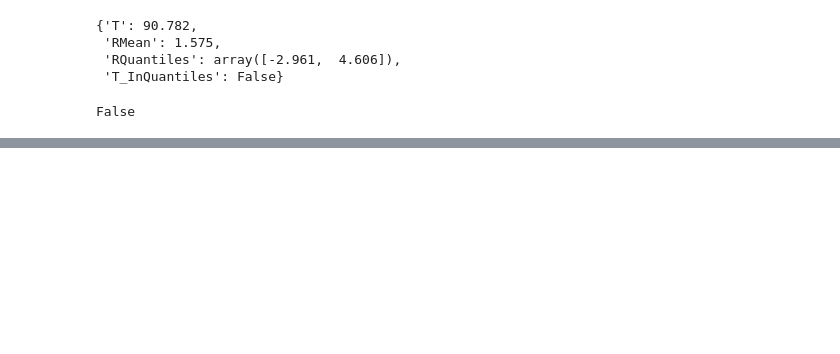
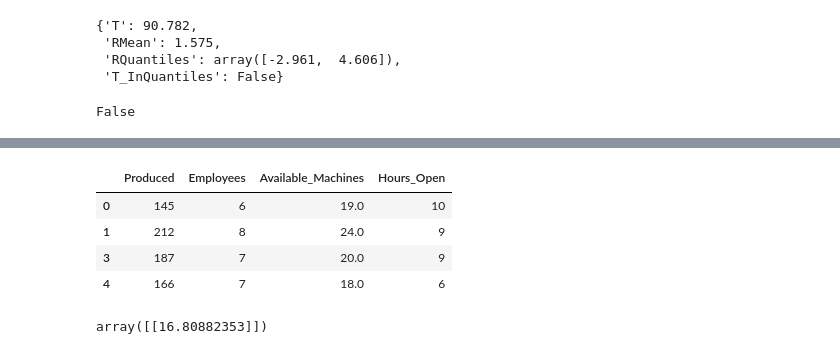
Before and after one commit to M-Christensen/ATPA, a Jupyter notebook: SOAModule_Notes/Module2/Sec2_MissingExtremeData.ipynb, the cells around one changed output, grey strips where cells are left out. Drawn from its saved outputs; the diff is of its cells as text; code cells hidden in the pictures; blank space fills up the shorter version.

```diff
--- a/SOAModule_Notes/Module2/Sec2_MissingExtremeData.ipynb
+++ b/SOAModule_Notes/Module2/Sec2_MissingExtremeData.ipynb
@@ -220,14 +337,22 @@ reg_imp
 # %%
 # Chunk 5-optional: Do the above imputation manually
 
 # Perform the regression
 from sklearn.linear_model import LinearRegression
 production_clean = production.loc[~pd.isna(production.Available_Machines),:]
+display(production_clean)
 
 X = production_clean.iloc[:,[1,3]].values.reshape(-1,2)
 Y = production_clean.iloc[:,2].values.reshape(-1,1)
 reg = LinearRegression().fit(X,Y)
 reg.predict(np.array([[6,8]]))
+# %% [output]
+|  | Produced | Employees | Available_Machines | Hours_Open |
+| 0 | 145 | 6 | 19.0 | 10 |
+| 1 | 212 | 8 | 24.0 | 9 |
+| 3 | 187 | 7 | 20.0 | 9 |
+| 4 | 166 | 7 | 18.0 | 6 |
+array([[16.80882353]])
 # %%
 # Chunk 6: K Nearest Neighbors imputation
 
```
Also changed, not shown: parts of 18 cells of this notebook.
